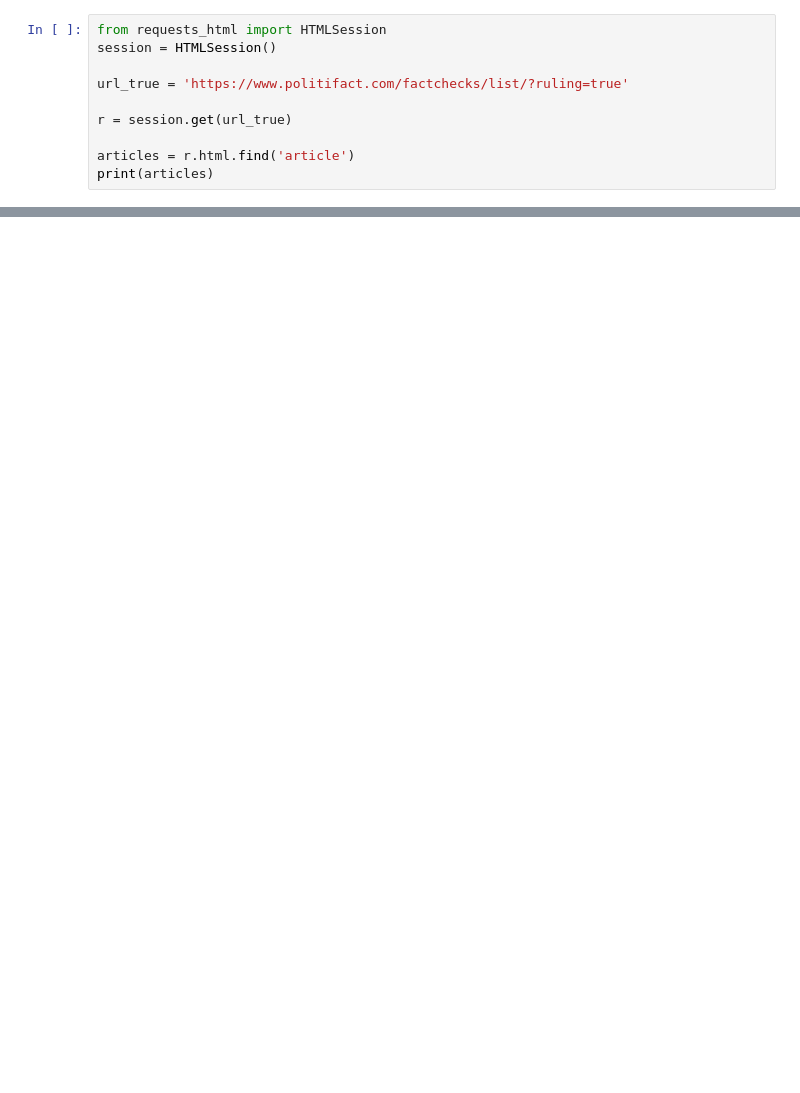
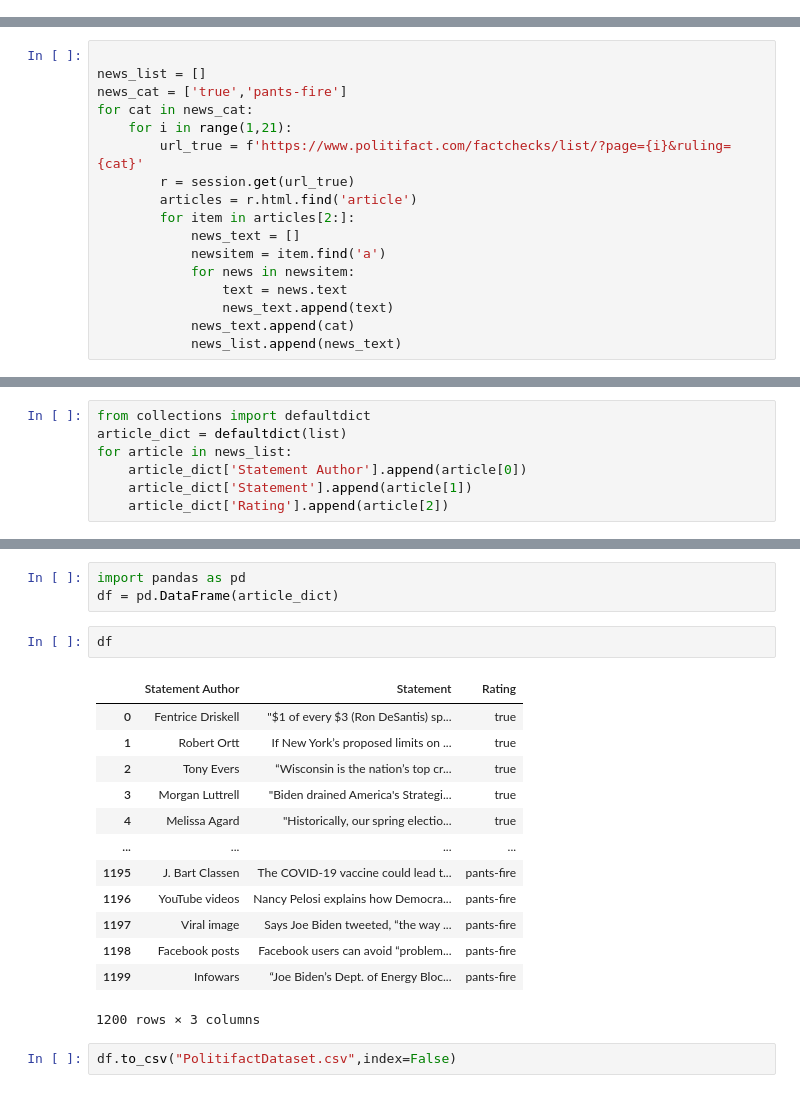
Before and after one commit to gloobdoob/Fake-News-Data-Gathering-Exploration, a Jupyter notebook: headline scraping/HeadlineScraper.ipynb, the cells around one changed output, grey strips where cells are left out. Saved outputs shown, nothing was run; the diff lists cells and outputs as text; blank space fills up the shorter version.

Commit message:
created dataset

```diff
--- a/headline scraping/HeadlineScraper.ipynb
+++ b/headline scraping/HeadlineScraper.ipynb
@@ -1,10 +0,0 @@
-# %%
-from requests_html import HTMLSession
-session = HTMLSession()
-
-url_true = 'https://www.politifact.com/factchecks/list/?ruling=true'
-
-r = session.get(url_true)
-
-articles = r.html.find('article')
-print(articles)
@@ -13 +4,18 @@ print(articles)
+# %%
+
+news_list = []
+news_cat = ['true','pants-fire']
+for cat in news_cat:
+    for i in range(1,21):
+        url_true = f'https://www.politifact.com/factchecks/list/?page={i}&ruling={cat}'
+        r = session.get(url_true)
+        articles = r.html.find('article')
+        for item in articles[2:]:
+            news_text = []
+            newsitem = item.find('a')
+            for news in newsitem:
+                text = news.text
+                news_text.append(text)
+            news_text.append(cat)
+            news_list.append(news_text)
 # %%
@@ -55,0 +45,7 @@ full_news
+# %%
+from collections import defaultdict
+article_dict = defaultdict(list)
+for article in news_list:
+    article_dict['Statement Author'].append(article[0])
+    article_dict['Statement'].append(article[1])
+    article_dict['Rating'].append(article[2])
@@ -55,0 +72,21 @@ full_news
+# %%
+import pandas as pd
+df = pd.DataFrame(article_dict)
+# %%
+df
+# %% [output]
+|  | Statement Author | Statement | Rating |
+| 0 | Fentrice Driskell | "$1 of every $3 (Ron DeSantis) sp... | true |
+| 1 | Robert Ortt | If New York’s proposed limits on ... | true |
+| 2 | Tony Evers | “Wisconsin is the nation’s top cr... | true |
+| 3 | Morgan Luttrell | "Biden drained America's Strategi... | true |
+| 4 | Melissa Agard | "Historically, our spring electio... | true |
+| ... | ... | ... | ... |
+| 1195 | J. Bart Classen | The COVID-19 vaccine could lead t... | pants-fire |
+| 1196 | YouTube videos | Nancy Pelosi explains how Democra... | pants-fire |
+| 1197 | Viral image | Says Joe Biden tweeted, “the way ... | pants-fire |
+| 1198 | Facebook posts | Facebook users can avoid “problem... | pants-fire |
+| 1199 | Infowars | “Joe Biden’s Dept. of Energy Bloc... | pants-fire |
+1200 rows × 3 columns
+# %%
+df.to_csv("PolitifactDataset.csv",index=False)
```
Also changed, not shown: parts of 8 cells of this notebook, 1 other file.
